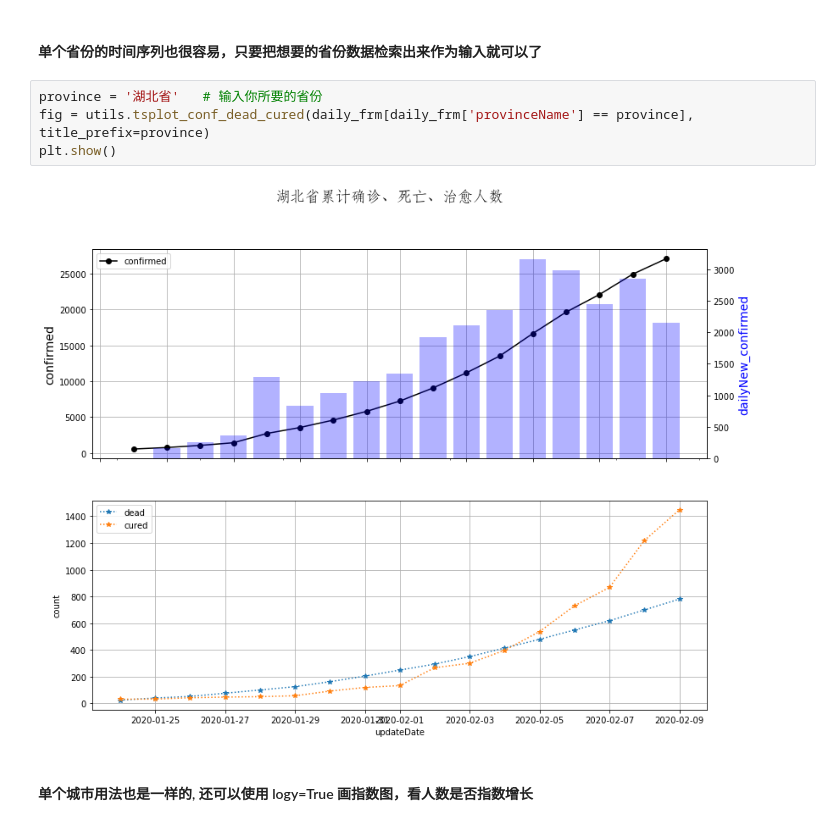
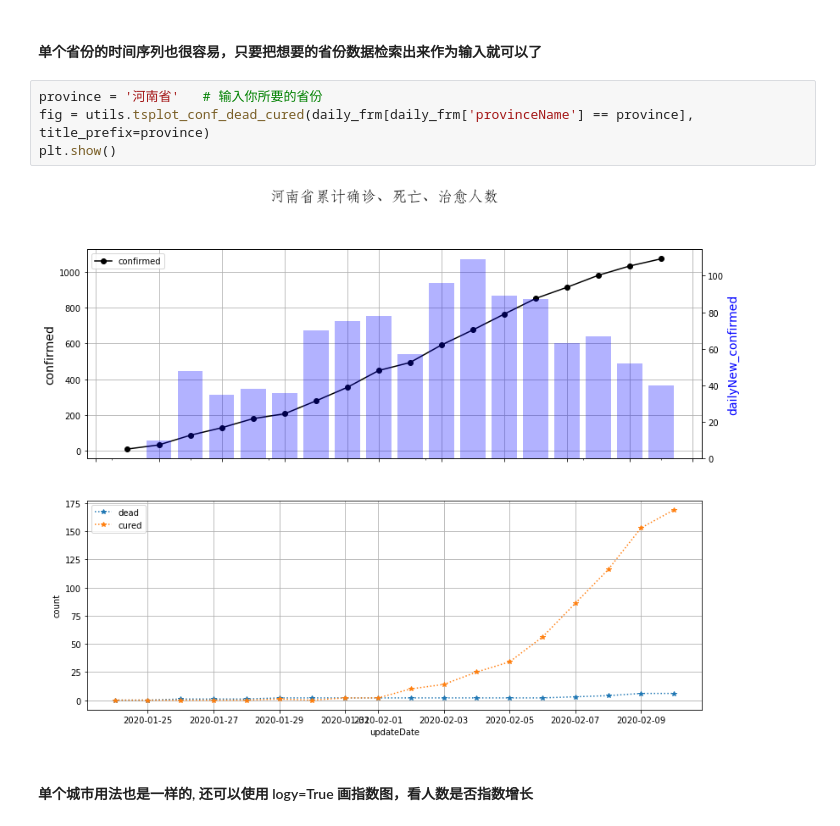
Before and after one commit to jianxu305/nCov2019_analysis, a Jupyter notebook: src/demo.ipynb, the cells around one changed output. Cells and saved outputs as stored; diff of their text form.

```diff
--- a/src/demo.ipynb
+++ b/src/demo.ipynb
@@ -129,11 +131,11 @@ plt.show()
 # %% [markdown]
 #### 单个省份的时间序列也很容易，只要把想要的省份数据检索出来作为输入就可以了
 # %%
-province = '湖北省'   # 输入你所要的省份
+province = '河南省'   # 输入你所要的省份
 fig = utils.tsplot_conf_dead_cured(daily_frm[daily_frm['provinceName'] == province], title_prefix=province)
 plt.show()
 # %% [output]
-[figure, old version]
+[figure, new version]
 # %% [markdown]
 #### 单个城市用法也是一样的, 还可以使用 logy=True 画指数图，看人数是否指数增长
 # %%
```
Also changed, not shown: parts of 10 cells of this notebook, 3 other files.
